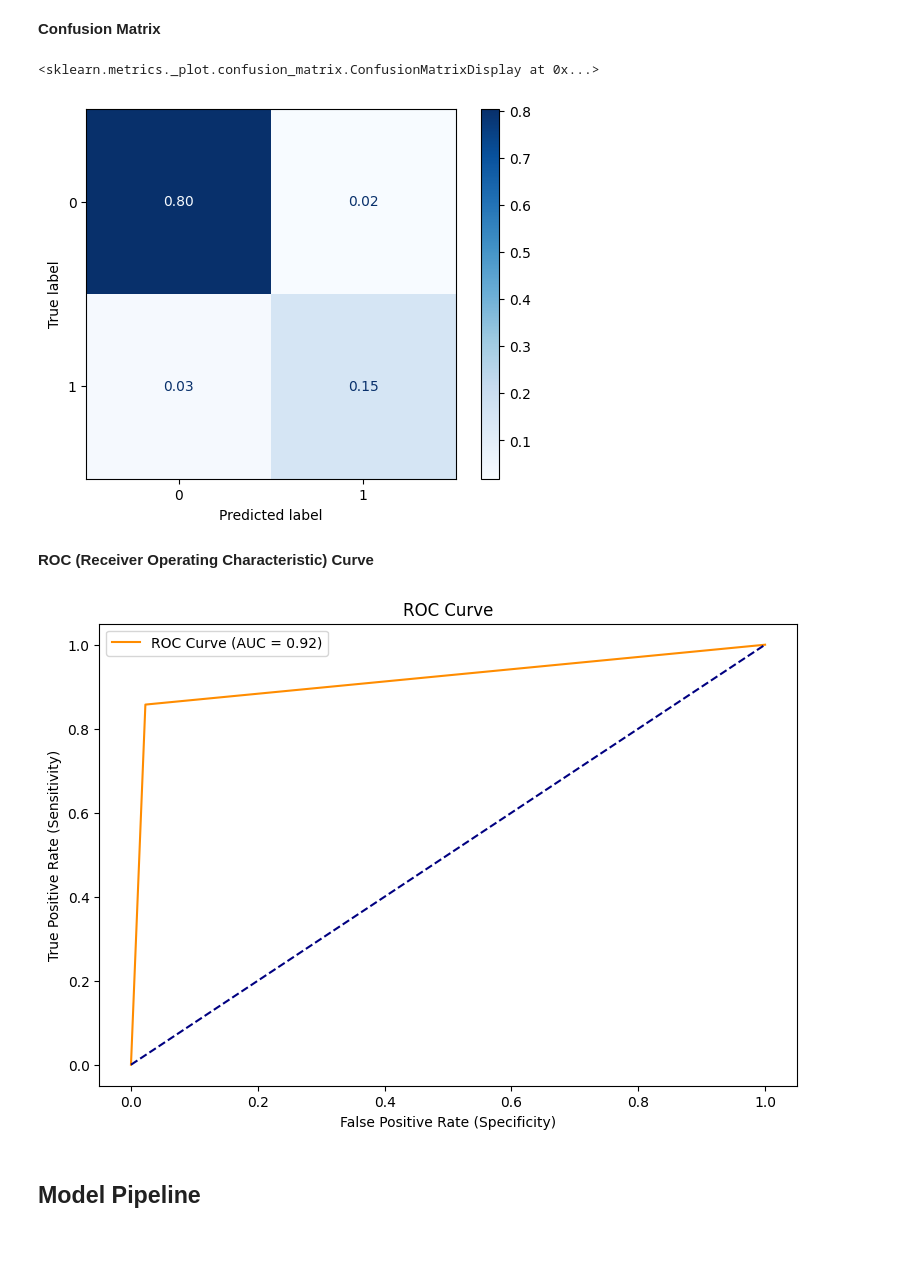
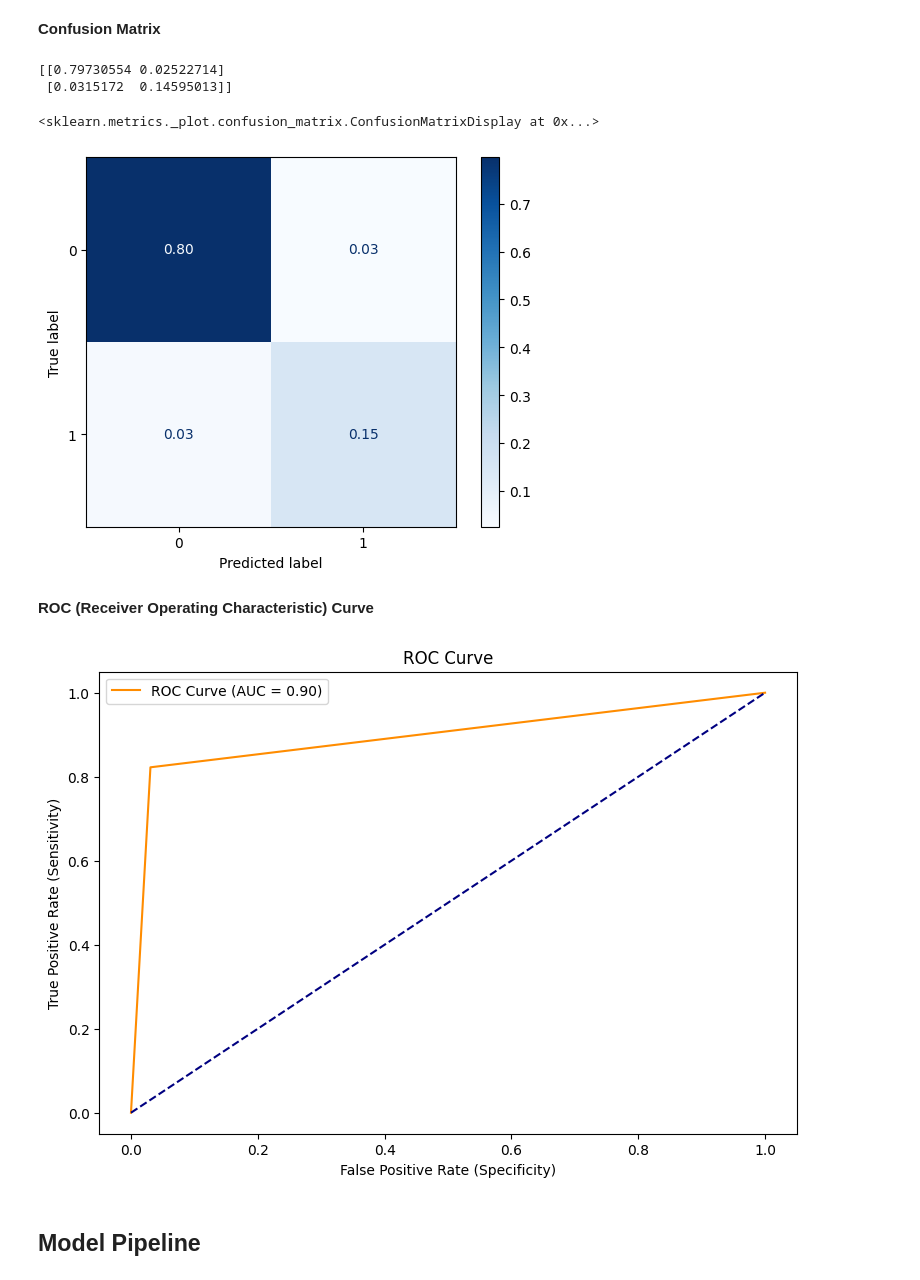
Before and after one commit to Ly-Ax/TFMasterIA, a Jupyter notebook: notebooks/classifier/model_stacking.ipynb, the cells around one changed output. Drawn from its saved outputs; the diff is of its cells as text; code cells hidden in the pictures; blank space fills up the shorter version.

```diff
--- a/notebooks/classifier/model_stacking.ipynb
+++ b/notebooks/classifier/model_stacking.ipynb
@@ -163,0 +257,6 @@ Accuracy Val: 0.949
+# %%
+grid_xgb = GridSearchCV(XGBClassifier(), param_grid, cv=10)
+grid_xgb.fit(X_train, y_train)
+
+params = grid_xgb.best_params_
+print("Better Parameters:", params)
@@ -163,0 +265,4 @@ Accuracy Val: 0.949
+# %%
+meta_model = XGBClassifier(learning_rate=0.1, max_depth=10, n_estimators=300, random_state=rnd_stack)
+
+meta_model.fit(X_train_base, y_train)
@@ -264 +469,3 @@ Accuracy Test: 0.9511
+# %%
+y_pred = meta_model.predict(X_test_base)
 # %%
@@ -276,32 +492,35 @@ F1-score:     0.9236
 # %% [markdown]
 **Confusion Matrix**
 # %%
-# cm_xgb = confusion_matrix(y_test, y_pred, normalize="all")
-# print(cm_xgb)
+cm_xgb = confusion_matrix(y_test, y_pred, normalize="all")
+print(cm_xgb)
+# %% [output]
+[[0.79730554 0.02522714]
+ [0.0315172  0.14595013]]
 # %%
-# disp = ConfusionMatrixDisplay(confusion_matrix=cm_xgb,
-#                               display_labels=xgb_model.classes_)
-# disp.plot(cmap="Blues", values_format=".2f")
+disp = ConfusionMatrixDisplay(confusion_matrix=cm_xgb,
+                              display_labels=meta_model.classes_)
+disp.plot(cmap="Blues", values_format=".2f")
 # %% [output]
 <sklearn.metrics._plot.confusion_matrix.ConfusionMatrixDisplay at 0x...>
-[figure, old version]
+[figure, new version]
 # %% [markdown]
 **ROC (Receiver Operating Characteristic) Curve**
 # %%
-# fpr, tpr, thresholds = roc_curve(y_test, y_pred)
-# roc_auc = auc(fpr, tpr)
+fpr, tpr, thresholds = roc_curve(y_test, y_pred)
+roc_auc = auc(fpr, tpr)
 
-# plt.figure(figsize=(9, 6))
-# plt.plot(fpr, tpr, color="darkorange", label="ROC Curve (AUC = %0.2f)" % roc_auc)
-# plt.plot([0, 1], [0, 1], color="navy", linestyle="--")
+plt.figure(figsize=(9, 6))
+plt.plot(fpr, tpr, color="darkorange", label="ROC Curve (AUC = %0.2f)" % roc_auc)
+plt.plot([0, 1], [0, 1], color="navy", linestyle="--")
 
-# plt.title("ROC Curve")
-# plt.xlabel("False Positive Rate (Specificity)")
-# plt.ylabel("True Positive Rate (Sensitivity)")
-# plt.legend()
-# plt.show()
+plt.title("ROC Curve")
+plt.xlabel("False Positive Rate (Specificity)")
+plt.ylabel("True Positive Rate (Sensitivity)")
+plt.legend()
+plt.show()
 # %% [output]
-[figure, old version]
+[figure, new version]
 # %% [markdown]
 ## Model Pipeline
 # %% [markdown]
```
Also changed, not shown: parts of 62 cells of this notebook, 4 other files.
